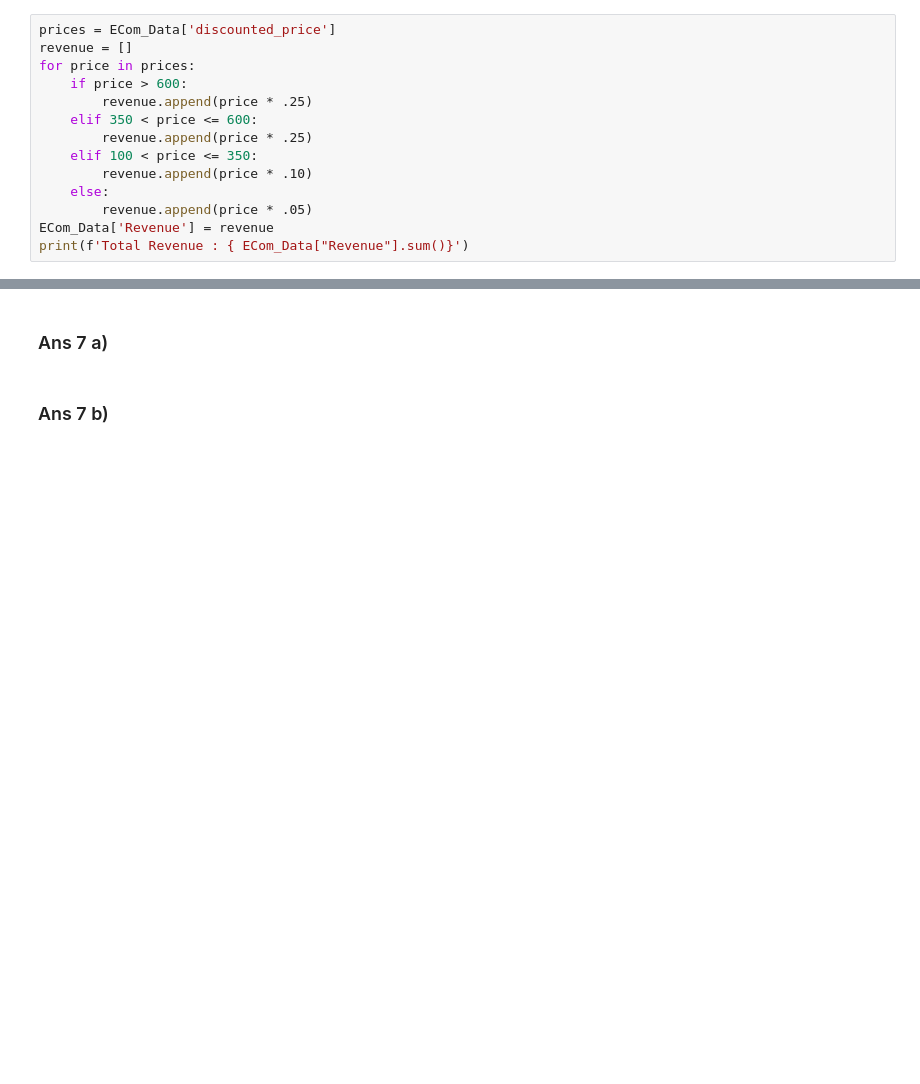
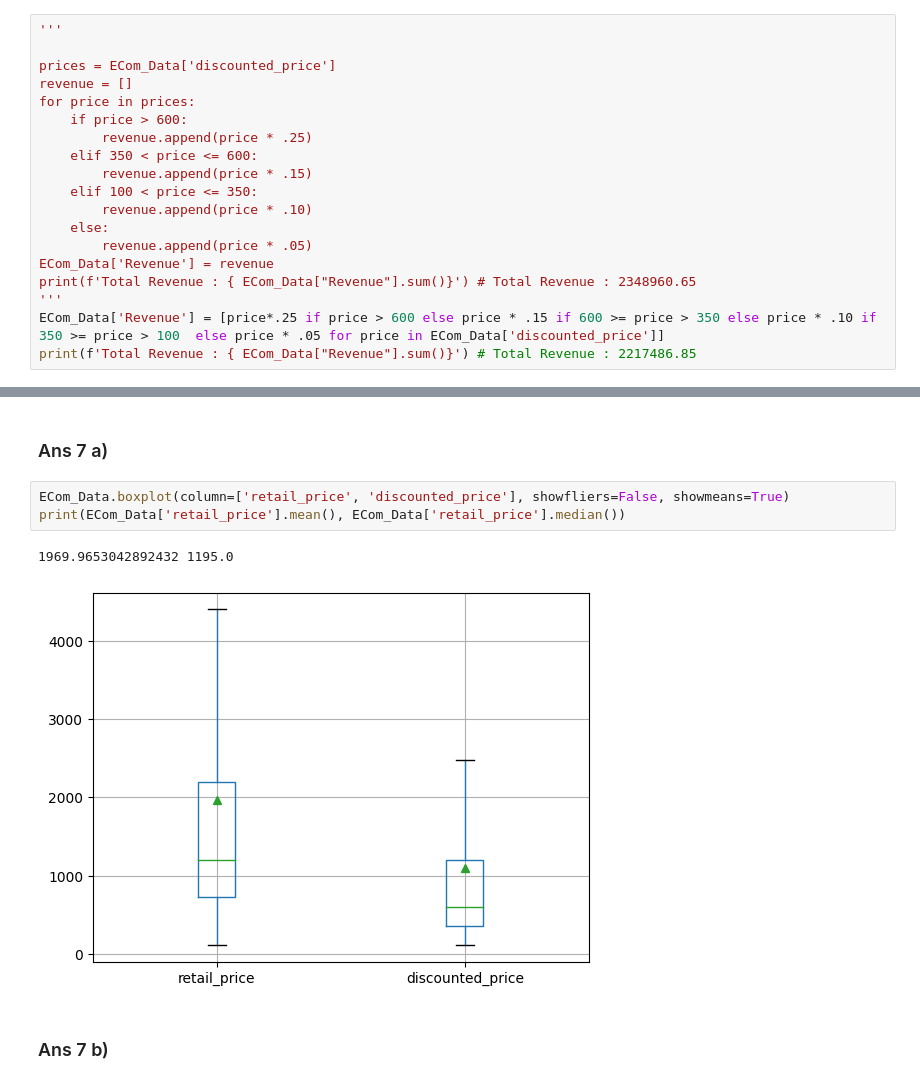
Before and after one commit to jamesholden097/benji, a Jupyter notebook: E-Commerce_Project_Student_File.ipynb, the cells around one changed output, grey strips where cells are left out. Cells and saved outputs as stored; diff of their text form; blank space fills up the shorter version.

```diff
--- a/E-Commerce_Project_Student_File.ipynb
+++ b/E-Commerce_Project_Student_File.ipynb
@@ -232,17 +235,22 @@ Name: Customer_uniq_id, dtype: int64
 # %% [markdown]
 ### Ans 5
 # %%
+'''
+
 prices = ECom_Data['discounted_price']
 revenue = []
 for price in prices:
     if price > 600:
         revenue.append(price * .25)
     elif 350 < price <= 600:
-        revenue.append(price * .25)
+        revenue.append(price * .15)
     elif 100 < price <= 350:
         revenue.append(price * .10)
     else:
         revenue.append(price * .05)
 ECom_Data['Revenue'] = revenue
-print(f'Total Revenue : { ECom_Data["Revenue"].sum()}')
+print(f'Total Revenue : { ECom_Data["Revenue"].sum()}') # Total Revenue : 2348960.65
+'''
+ECom_Data['Revenue'] = [price*.25 if price > 600 else price * .15 if 600 >= price > 350 else price * .10 if 350 >= price > 100  else price * .05 for price in ECom_Data['discounted_price']]
+print(f'Total Revenue : { ECom_Data["Revenue"].sum()}') # Total Revenue : 2217486.85
 # %% [output]
@@ -288,5 +296,11 @@ Let us now investigate multiple features for each product to determine any patte
 ## c)	Create a scatterplot of retail_price (x-axis) and discounted_price (y-axis) (3 marks)
 # %% [markdown]
 ### Ans 7 a)
+# %%
+ECom_Data.boxplot(column=['retail_price', 'discounted_price'], showfliers=False, showmeans=True)
+print(ECom_Data['retail_price'].mean(), ECom_Data['retail_price'].median())
+# %% [output]
+1969.9653042892432 1195.0
+[figure, added]
 # %% [markdown]
 ### Ans 7 b)
```
Also changed, not shown: parts of 16 cells of this notebook, 1 other file.
